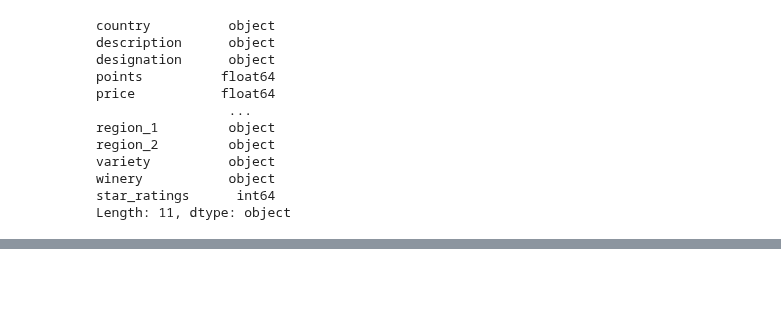
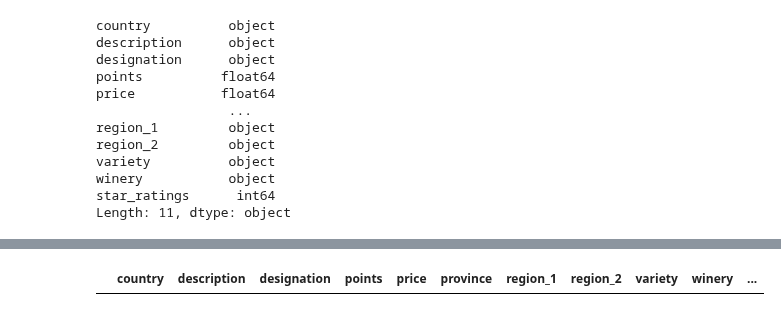
Before and after one commit to mezenka/Pandas_practice, a Jupyter notebook: pandas_kaggle.ipynb, the cells around one changed output, grey strips where cells are left out. Cells and saved outputs as stored; diff of their text form; code cells hidden in the pictures; blank space fills up the shorter version.

```diff
--- a/pandas_kaggle.ipynb
+++ b/pandas_kaggle.ipynb
@@ -954,0 +971,4 @@ Name: points, Length: 4039, dtype: float64
+# %%
+reviews[pd.isnull(reviews.region_2)]
+# %% [output]
+|  | country | description | designation | points | price | province | region_1 | region_2 | variety | winery | ... |
```
Also changed, not shown: parts of 6 cells of this notebook.
